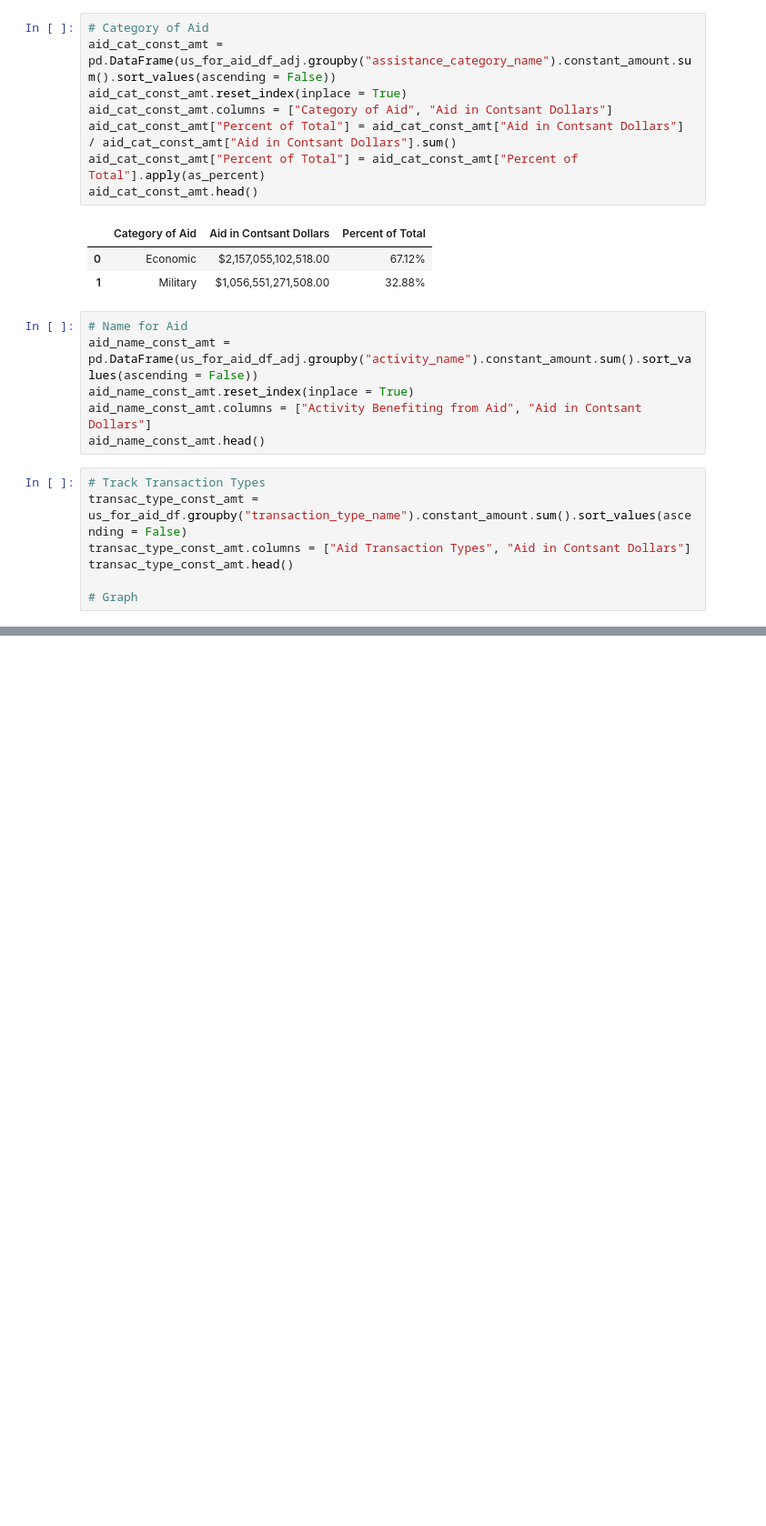
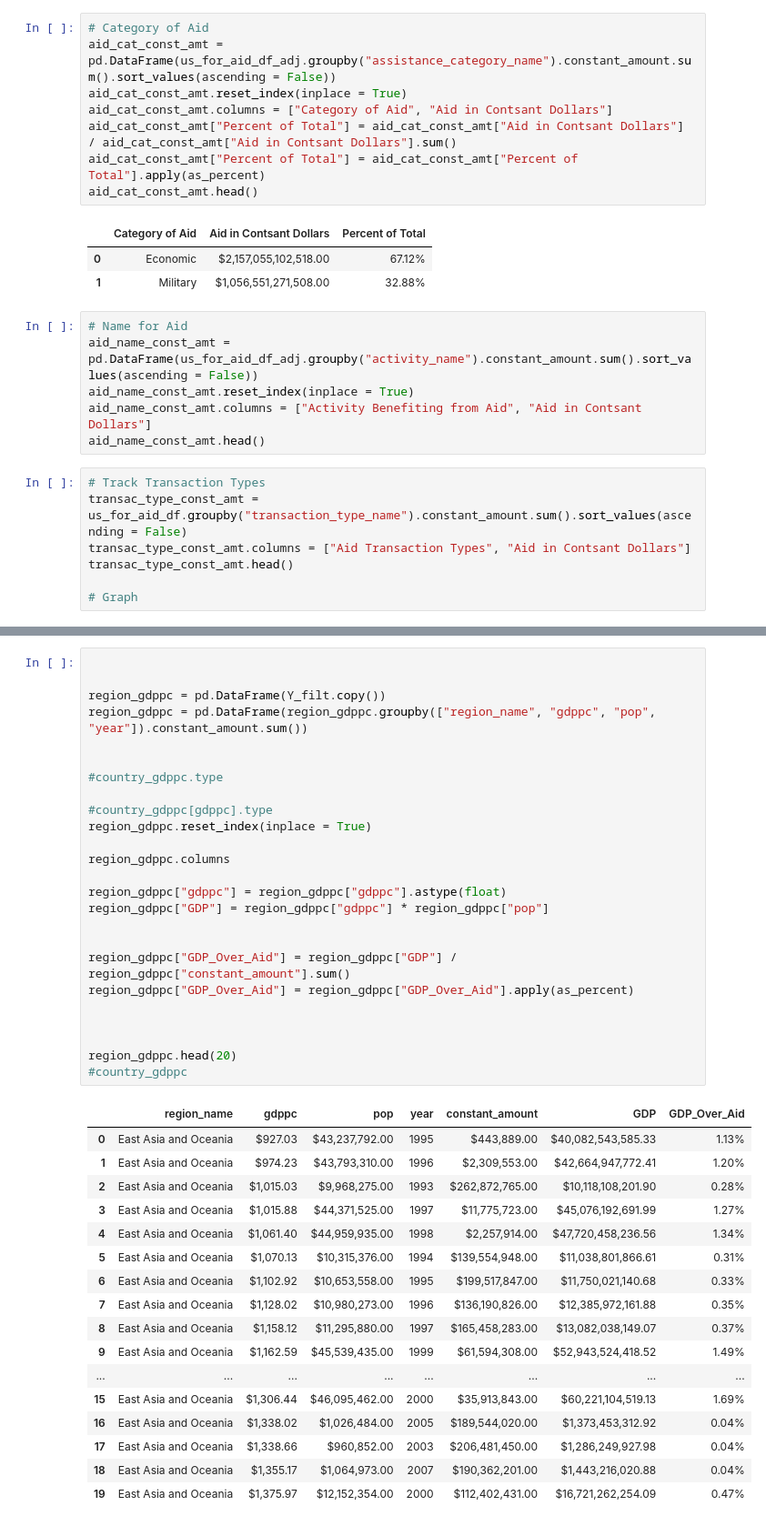
Before and after one commit to alexjhe/Python_Class_Final_Project, a Jupyter notebook: Python_Project_2_Exploratory_Notebook.ipynb, the cells around one changed output, grey strips where cells are left out. Shown: that part at 91% size. Cells and saved outputs as stored; diff of their text form; blank space fills up the shorter version.

```diff
--- a/Python_Project_2_Exploratory_Notebook.ipynb
+++ b/Python_Project_2_Exploratory_Notebook.ipynb
@@ -353,0 +503,43 @@ reduced_sums.plot()
+# %%
+
+
+region_gdppc = pd.DataFrame(Y_filt.copy())
+region_gdppc = pd.DataFrame(region_gdppc.groupby(["region_name", "gdppc", "pop", "year"]).constant_amount.sum())
+
+
+#country_gdppc.type
+
+#country_gdppc[gdppc].type
+region_gdppc.reset_index(inplace = True)
+
+region_gdppc.columns
+
+region_gdppc["gdppc"] = region_gdppc["gdppc"].astype(float)
+region_gdppc["GDP"] = region_gdppc["gdppc"] * region_gdppc["pop"]
+
+
+region_gdppc["GDP_Over_Aid"] = region_gdppc["GDP"] / region_gdppc["constant_amount"].sum()
+region_gdppc["GDP_Over_Aid"] = region_gdppc["GDP_Over_Aid"].apply(as_percent)
+
+
+
+region_gdppc.head(20)
+#country_gdppc
+# %% [output]
+|  | region_name | gdppc | pop | year | constant_amount | GDP | GDP_Over_Aid |
+| 0 | East Asia and Oceania | $927.03 | $43,237,792.00 | 1995 | $443,889.00 | $40,082,543,585.33 | 1.13% |
+| 1 | East Asia and Oceania | $974.23 | $43,793,310.00 | 1996 | $2,309,553.00 | $42,664,947,772.41 | 1.20% |
+| 2 | East Asia and Oceania | $1,015.03 | $9,968,275.00 | 1993 | $262,872,765.00 | $10,118,108,201.90 | 0.28% |
+| 3 | East Asia and Oceania | $1,015.88 | $44,371,525.00 | 1997 | $11,775,723.00 | $45,076,192,691.99 | 1.27% |
+| 4 | East Asia and Oceania | $1,061.40 | $44,959,935.00 | 1998 | $2,257,914.00 | $47,720,458,236.56 | 1.34% |
+| 5 | East Asia and Oceania | $1,070.13 | $10,315,376.00 | 1994 | $139,554,948.00 | $11,038,801,866.61 | 0.31% |
+| 6 | East Asia and Oceania | $1,102.92 | $10,653,558.00 | 1995 | $199,517,847.00 | $11,750,021,140.68 | 0.33% |
+| 7 | East Asia and Oceania | $1,128.02 | $10,980,273.00 | 1996 | $136,190,826.00 | $12,385,972,161.88 | 0.35% |
+| 8 | East Asia and Oceania | $1,158.12 | $11,295,880.00 | 1997 | $165,458,283.00 | $13,082,038,149.07 | 0.37% |
+| 9 | East Asia and Oceania | $1,162.59 | $45,539,435.00 | 1999 | $61,594,308.00 | $52,943,524,418.52 | 1.49% |
+| ... | ... | ... | ... | ... | ... | ... | ... |
+| 15 | East Asia and Oceania | $1,306.44 | $46,095,462.00 | 2000 | $35,913,843.00 | $60,221,104,519.13 | 1.69% |
+| 16 | East Asia and Oceania | $1,338.02 | $1,026,484.00 | 2005 | $189,544,020.00 | $1,373,453,312.92 | 0.04% |
+| 17 | East Asia and Oceania | $1,338.66 | $960,852.00 | 2003 | $206,481,450.00 | $1,286,249,927.98 | 0.04% |
+| 18 | East Asia and Oceania | $1,355.17 | $1,064,973.00 | 2007 | $190,362,201.00 | $1,443,216,020.88 | 0.04% |
+| 19 | East Asia and Oceania | $1,375.97 | $12,152,354.00 | 2000 | $112,402,431.00 | $16,721,262,254.09 | 0.47% |
```
Also changed, not shown: parts of 7 cells of this notebook.
